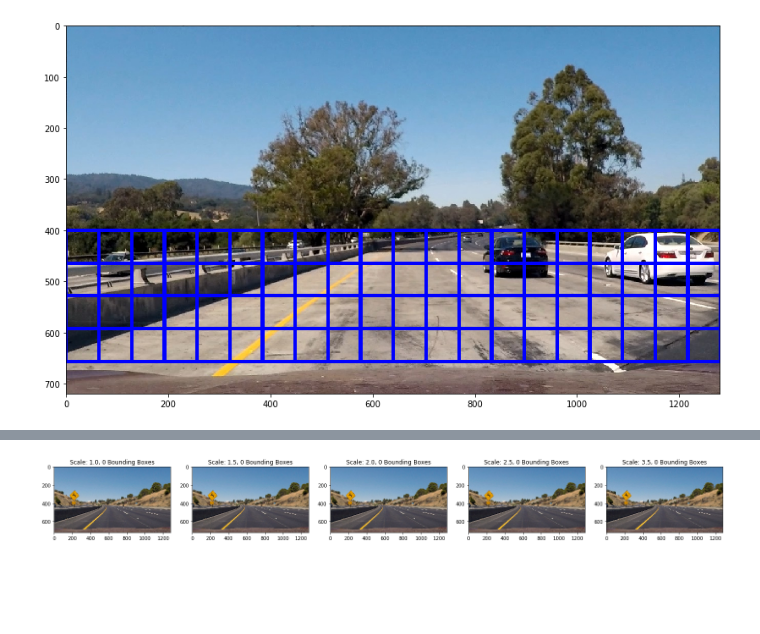
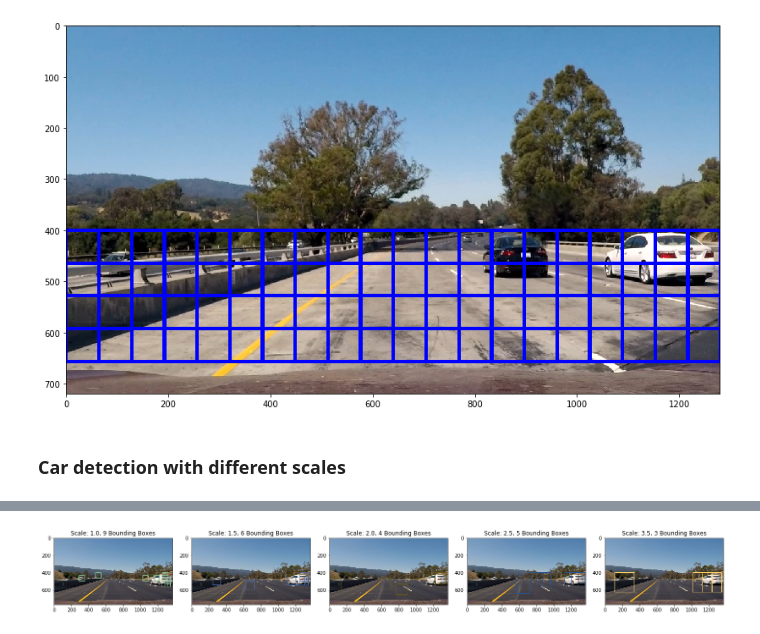
Before and after one commit to piliwilliam0306/Udacity-SDC, a Jupyter notebook: CarND-Vehicle-Detection-P5/P5.ipynb, the cells around one changed output, grey strips where cells are left out. Cells and saved outputs as stored; diff of their text form; code cells hidden in the pictures; blank space fills up the shorter version.

```diff
--- a/CarND-Vehicle-Detection-P5/P5.ipynb
+++ b/CarND-Vehicle-Detection-P5/P5.ipynb
@@ -522,8 +519,8 @@ def get_hog_features(img, orient, pix_per_cell, cell_per_block, vis=False, featu
                        visualise=False, feature_vector=feature_vec)
         return features
 # %%
-# Define a single function that can extract features using hog sub-sampling and make predictions
-def find_cars(img, cspace, hog_channel, svc, orient, pix_per_cell, cell_per_block,
+# extract features using hog sub-sampling and make predictions
+def car_detection(img, cspace, hog_channel, svc, orient, pix_per_cell, cell_per_block,
               show_all_rectangles=False, scale=1.5, ystart=400, ystop=656):
 
     # array of rectangles where cars were detected
@@ -535,16 +532,7 @@ def find_cars(img, cspace, hog_channel, svc, orient, pix_per_cell, cell_per_bloc
 
     # apply color conversion if other than 'RGB'
     if cspace != 'RGB':
-        if cspace == 'HSV':
-            ctrans_tosearch = cv2.cvtColor(img_tosearch, cv2.COLOR_RGB2HSV)
-        elif cspace == 'LUV':
-            ctrans_tosearch = cv2.cvtColor(img_tosearch, cv2.COLOR_RGB2LUV)
-        elif cspace == 'HLS':
-            ctrans_tosearch = cv2.cvtColor(img_tosearch, cv2.COLOR_RGB2HLS)
-        elif cspace == 'YUV':
-            ctrans_tosearch = cv2.cvtColor(img_tosearch, cv2.COLOR_RGB2YUV)
-        elif cspace == 'YCrCb':
-            ctrans_tosearch = cv2.cvtColor(img_tosearch, cv2.COLOR_RGB2YCrCb)
+        ctrans_tosearch = convert_color(img_tosearch, conv=cspace)
     else: ctrans_tosearch = np.copy(image)
 
     # rescale image if other than 1.0 scale
@@ -593,21 +581,6 @@ def find_cars(img, cspace, hog_channel, svc, orient, pix_per_cell, cell_per_bloc
             xleft = xpos*pix_per_cell
             ytop = ypos*pix_per_cell
 
-            ################ ONLY FOR BIN_SPATIAL AND COLOR_HIST ################
-
-            # Extract the image patch
-            #subimg = cv2.resize(ctrans_tosearch[ytop:ytop+window, xleft:xleft+window], (64,64))
-
-            # Get color features
-            #spatial_features = bin_spatial(subimg, size=spatial_size)
-            #hist_features = color_hist(subimg, nbins=hist_bins)
-
-            # Scale features and make a prediction
-            #test_features = X_scaler.transform(np.hstack((spatial_features, hist_features, hog_features)).reshape(1, -1))
-            #test_features = X_scaler.transform(np.hstack((shape_feat, hist_feat)).reshape(1, -1))
-            #test_prediction = svc.predict(test_features)
-
-            ######################################################################
             hog_features = hog_features.reshape(1, -1)
             test_prediction = svc.predict(hog_features)
 
@@ -618,10 +591,12 @@ def find_cars(img, cspace, hog_channel, svc, orient, pix_per_cell, cell_per_bloc
                 rectangles.append(((xbox_left, ytop_draw+ystart),(xbox_left+win_draw,ytop_draw+win_draw+ystart)))
 
     return rectangles
+# %% [markdown]
+### Car detection with different scales
 # %%
 %%time
-#test_img = mpimg.imread('./test_images/test8.png')
-test_img = mpimg.imread('./test_images/test2.jpg')
+test_img = mpimg.imread('./test_images/test8.png')
+#test_img = mpimg.imread('./test_images/test2.jpg')
 ystart = 400
 ystop = 656
 colorspace = 'YUV' # Can be RGB, HSV, LUV, HLS, YUV, YCrCb
@@ -635,9 +610,9 @@ scale_list = [1.0 , 1.5, 2.0, 2.5, 3.5]
 fig = plt.figure(figsize=(20,15))
 for i, scale in enumerate(scale_list,1):
     color = (np.random.randint(0,255), np.random.randint(0,255), np.random.randint(0,255))
-    rectangles = find_cars(test_img, colorspace, hog_channel, svc, orient, pix_per_cell,
+    rectangles = car_detection(test_img, colorspace, hog_channel, svc, orient, pix_per_cell,
                            cell_per_block, scale=scale, ystart=ystart, ystop=ystop)
-    test_img_rects1 = draw_boxes(test_img, rectangles, color = color)
+    test_img_rects1 = draw_boxes(test_img, rectangles, color=color)
     plt.subplot(1,5,i)
     #plt.axis('off')
     plt.imshow(test_img_rects1)
@@ -650,4 +626,4 @@ Wall time: 637 ms
-[figure, old version]
+[figure, new version]
 # %%
 
 def add_heat(heatmap, bbox_list):
```
Also changed, not shown: parts of 13 cells of this notebook.
